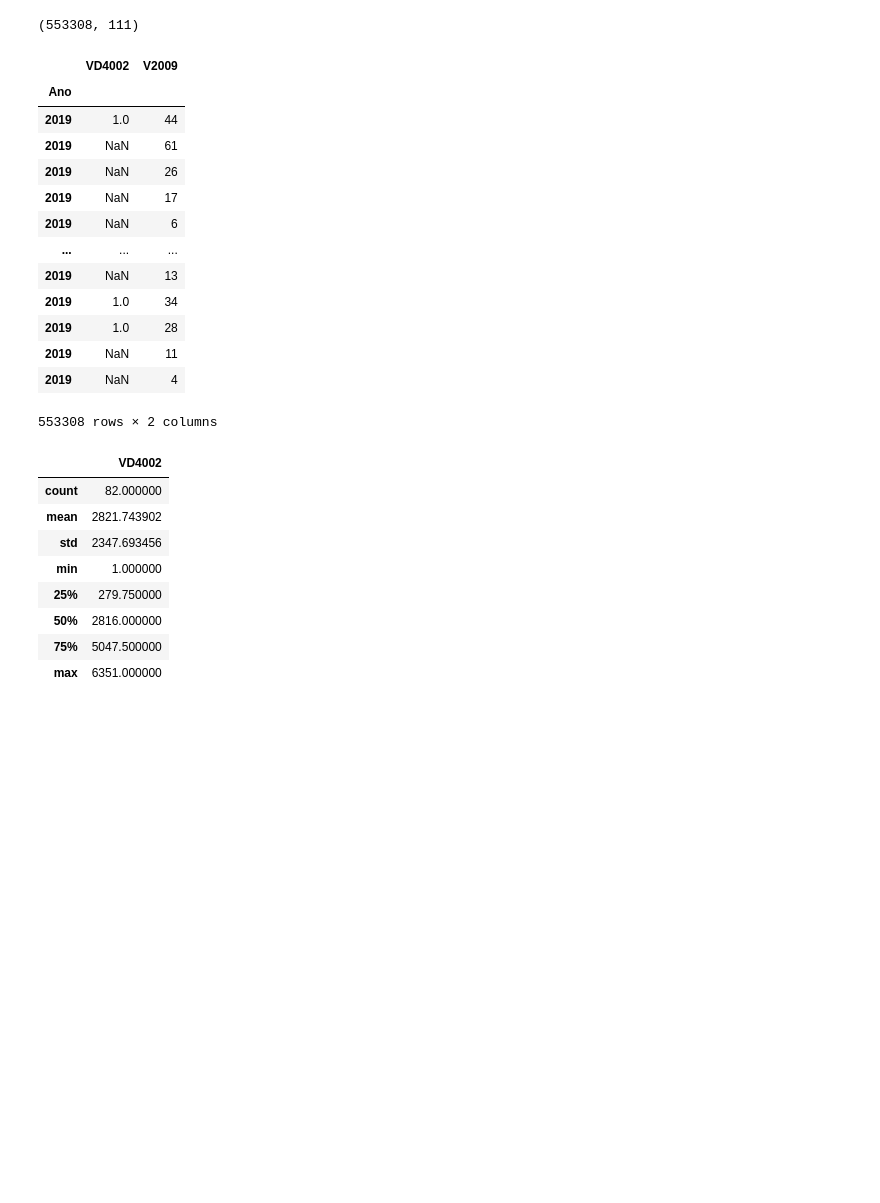
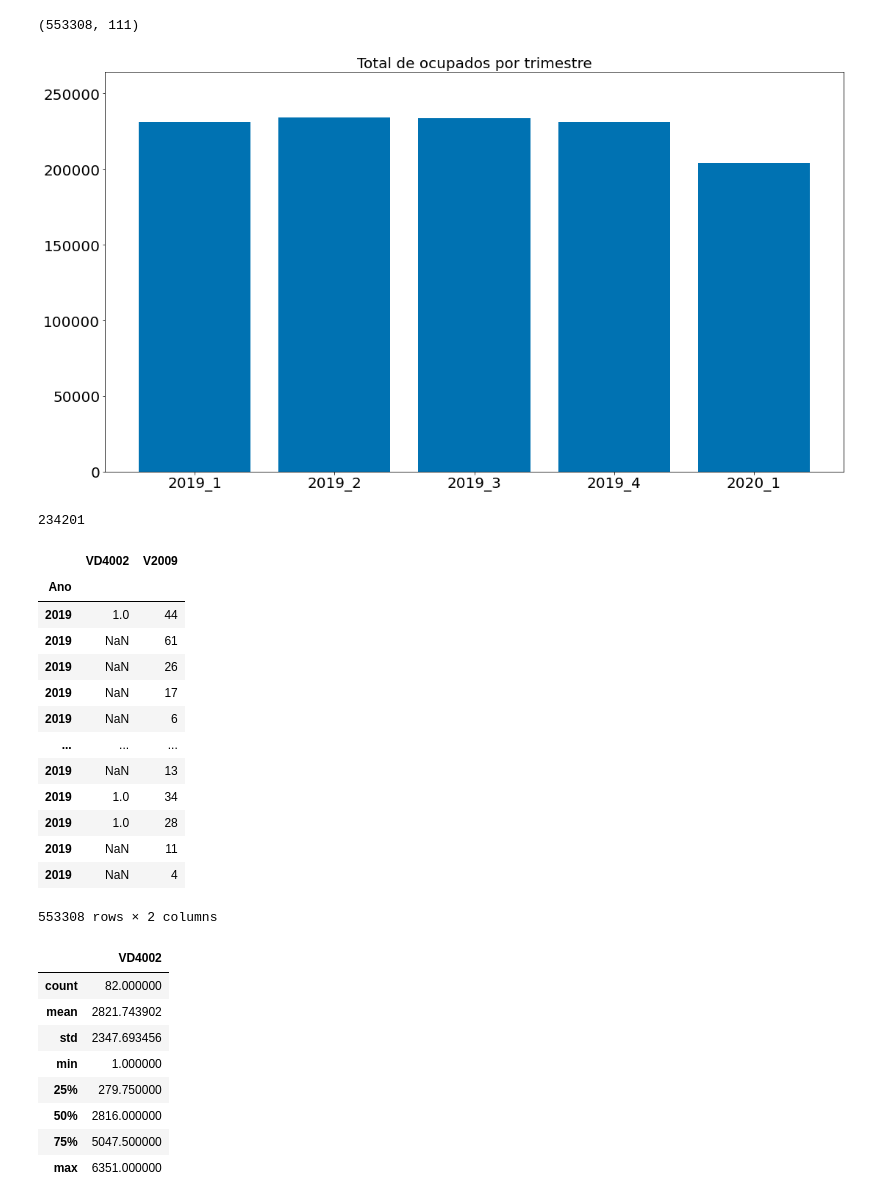
Before and after one commit to martimallow/CovidDataAnalytics, a Jupyter notebook: #6.ipynb, the cells around one changed output. Saved outputs shown, nothing was run; the diff lists cells and outputs as text; code cells hidden in the pictures; blank space fills up the shorter version.

```diff
--- a/#6.ipynb
+++ b/#6.ipynb
@@ -42,25 +42,41 @@ p2019_1[selected].shape
 # %%
 #V2009: Idade do morador
 #VD4002: Pessoas ocupadas
-# %%
-#Selecionando pessoas ocupadas
-p2019_1[p2019_1['VD4002'] == 1]
-
-#Selecionando variaveis de interesse
-p2019_1[['VD4002','V2009']]
-# %% [output]
-|  | VD4002 | V2009 |
-| Ano |  |  |
-| 2019 | 1.0 | 44 |
-| 2019 | NaN | 61 |
-| 2019 | NaN | 26 |
-| 2019 | NaN | 17 |
-| 2019 | NaN | 6 |
-| ... | ... | ... |
-| 2019 | NaN | 13 |
-| 2019 | 1.0 | 34 |
-| 2019 | 1.0 | 28 |
-| 2019 | NaN | 11 |
-| 2019 | NaN | 4 |
-553308 rows × 2 columns
+# %%
+#Selecionando pessoas ocupadas
+ocupados = [
+    p2019_1[p2019_1['VD4002'] == 1].shape[0],
+    p2019_2[p2019_2['VD4002'] == 1].shape[0],
+    p2019_3[p2019_3['VD4002'] == 1].shape[0],
+    p2019_4[p2019_4['VD4002'] == 1].shape[0],
+    p2020_1[p2020_1['VD4002'] == 1].shape[0]
+]
+df_ocupados = pd.Series(ocupados, index=['2019_1','2019_2','2019_3','2019_4','2020_1'])
+plt.bar(df_ocupados.index,df_ocupados)
+plt.title('Total de ocupados por trimestre')
+plt.yticks(np.arange(0,max(df_ocupados)+30000,50000))
+plt.ylim(0,max(df_ocupados)+30000)
+plt.savefig('total_ocupados.png', transparent=True)
+plt.show()
+
+#Selecionando variaveis de interesse
+print(max(df_ocupados))
+p2019_1[['VD4002','V2009']]
+# %% [output]
+[figure, added]
+234201
+|  | VD4002 | V2009 |
+| Ano |  |  |
+| 2019 | 1.0 | 44 |
+| 2019 | NaN | 61 |
+| 2019 | NaN | 26 |
+| 2019 | NaN | 17 |
+| 2019 | NaN | 6 |
+| ... | ... | ... |
+| 2019 | NaN | 13 |
+| 2019 | 1.0 | 34 |
+| 2019 | 1.0 | 28 |
+| 2019 | NaN | 11 |
+| 2019 | NaN | 4 |
+553308 rows × 2 columns
 # %%
```
Also changed, not shown: parts of 3 cells of this notebook.
